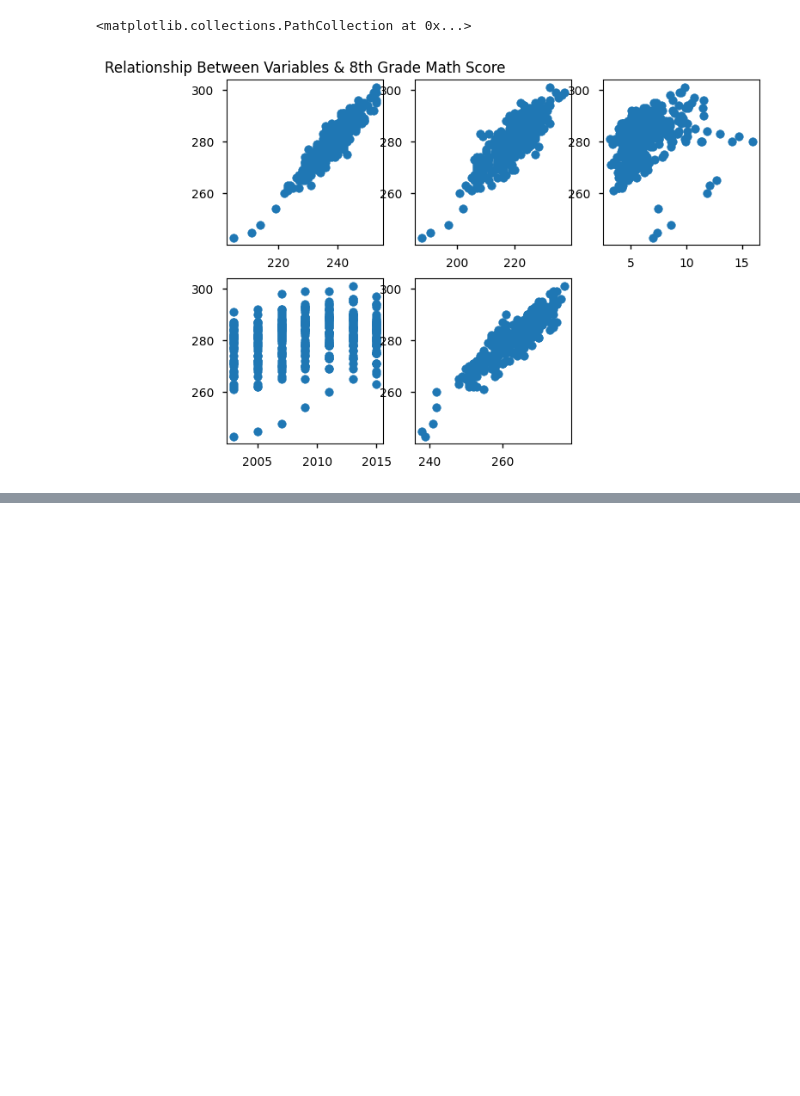
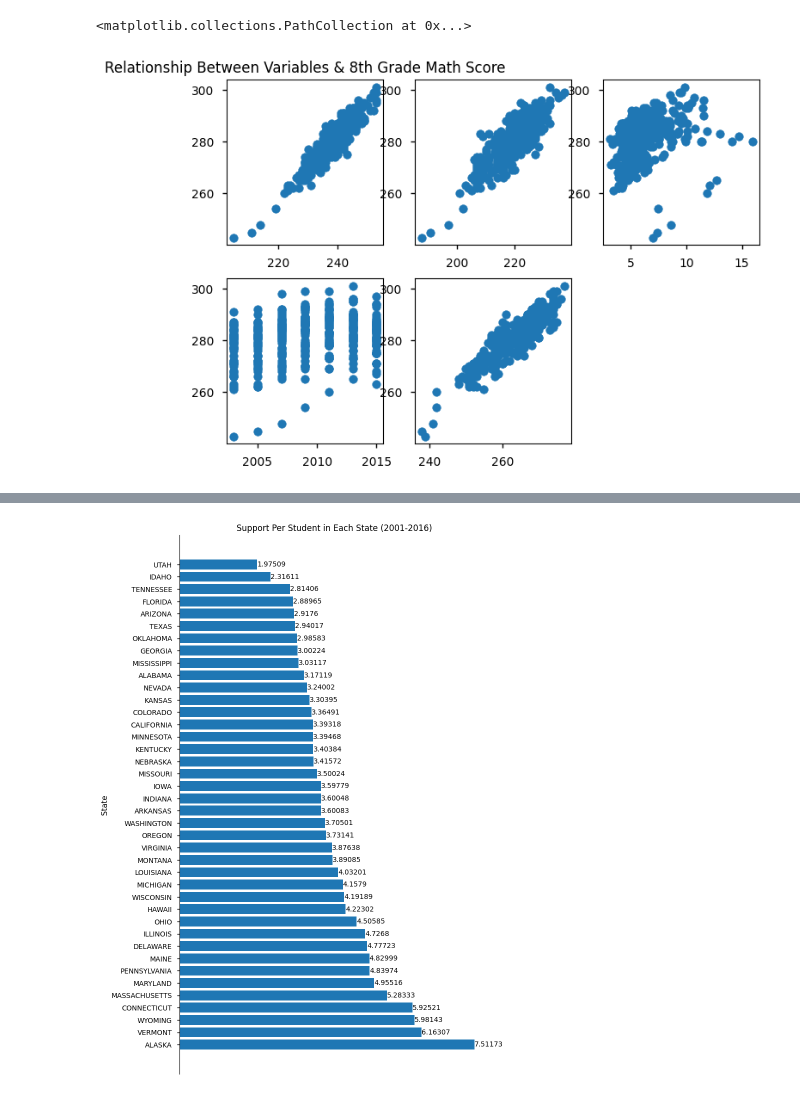
Before and after one commit to connorpobrien/Education-Trends, a Jupyter notebook: DATA301-Project AndrewM.ipynb, the cells around one changed output, grey strips where cells are left out. Saved outputs shown, nothing was run; the diff lists cells and outputs as text; code cells hidden in the pictures; blank space fills up the shorter version.

Commit message:
Merged Everything Into AndrewM NoteBook

```diff
--- a/DATA301-Project AndrewM.ipynb
+++ b/DATA301-Project AndrewM.ipynb
@@ -379,0 +351,6 @@ WARNING:tensorflow:5 out of the last 13 calls to <function Model.make_test_funct
+# %%
+#Importing Jail Data
+# https://www.kaggle.com/datasets/christophercorrea/prisoners-and-crime-in-united-states?select=crime_and_incarceration_by_state.csv
+crimesAndIncarcerationsByState = pd.read_csv("datasets/crime_and_incarceration_by_state.csv", encoding='latin-1')
+prisonCustodyByState = pd.read_csv("datasets/prison_custody_by_state.csv", encoding='latin-1')
+crimeTotalsByState = pd.read_csv("datasets/ucr_by_state.csv", encoding='latin-1')
@@ -379,0 +393,6 @@ WARNING:tensorflow:5 out of the last 13 calls to <function Model.make_test_funct
+# %%
+#Merging DFs
+CrimeEducationMerged = pd.merge(Education_ByStateCleaned, crimeTotalsByStateCleaned, on=['State', 'Year'])
+
+pd.set_option('display.max_columns', None)
+display(CrimeEducationMerged)
@@ -379,0 +413,15 @@ WARNING:tensorflow:5 out of the last 13 calls to <function Model.make_test_funct
+# %%
+##Exploring The Jail Data
+
+##Support Expenditure Per Student By State
+EducationSupportExp = CrimeEducationMerged
+
+#Selecting appropriate columns
+EducationSupportExp = EducationSupportExp[['State', 'Year', 'Total Enrollment', 'Support Services Expenditure','Vehicle Theft']]
+
+#Create Expenditure By Student
+EducationSupportExp['Support Per Student'] = EducationSupportExp['Support Services Expenditure'] / EducationSupportExp['Total Enrollment']
+EducationSupportExpGroupby = EducationSupportExp.groupby('State').mean()
+EducationSupportExpGroupby = EducationSupportExpGroupby.reset_index().sort_values('Support Per Student', ascending= False)
+
+EducationSupportExpGroupby.index = EducationSupportExpGroupby['State']
@@ -379,0 +434,19 @@ WARNING:tensorflow:5 out of the last 13 calls to <function Model.make_test_funct
+# %%
+#Creating Groupedby DF
+EducationSupportExpGroupby = EducationSupportExp.groupby('State').mean()
+EducationSupportExpGroupby = EducationSupportExpGroupby.reset_index().sort_values('Support Per Student', ascending= False)
+EducationSupportExpGroupby.index = EducationSupportExpGroupby['State']
+
+#Graphing Support
+fig, ax = plt.subplots(figsize=(8,14))
+bars = plt.barh(EducationSupportExpGroupby['State'],EducationSupportExpGroupby['Support Per Student'])
+plt.style.use('seaborn-v0_8-notebook')
+plt.ylabel("State")
+ax.spines[['right','top','bottom']].set_visible(False)
+ax.xaxis.set_visible(False)
+ax.bar_label(bars)
+
+plt.title("Support Per Student in Each State (2001-2016)")
+plt.show()
+# %% [output]
+[figure, added]
```
Also changed, not shown: parts of 12 cells of this notebook.
